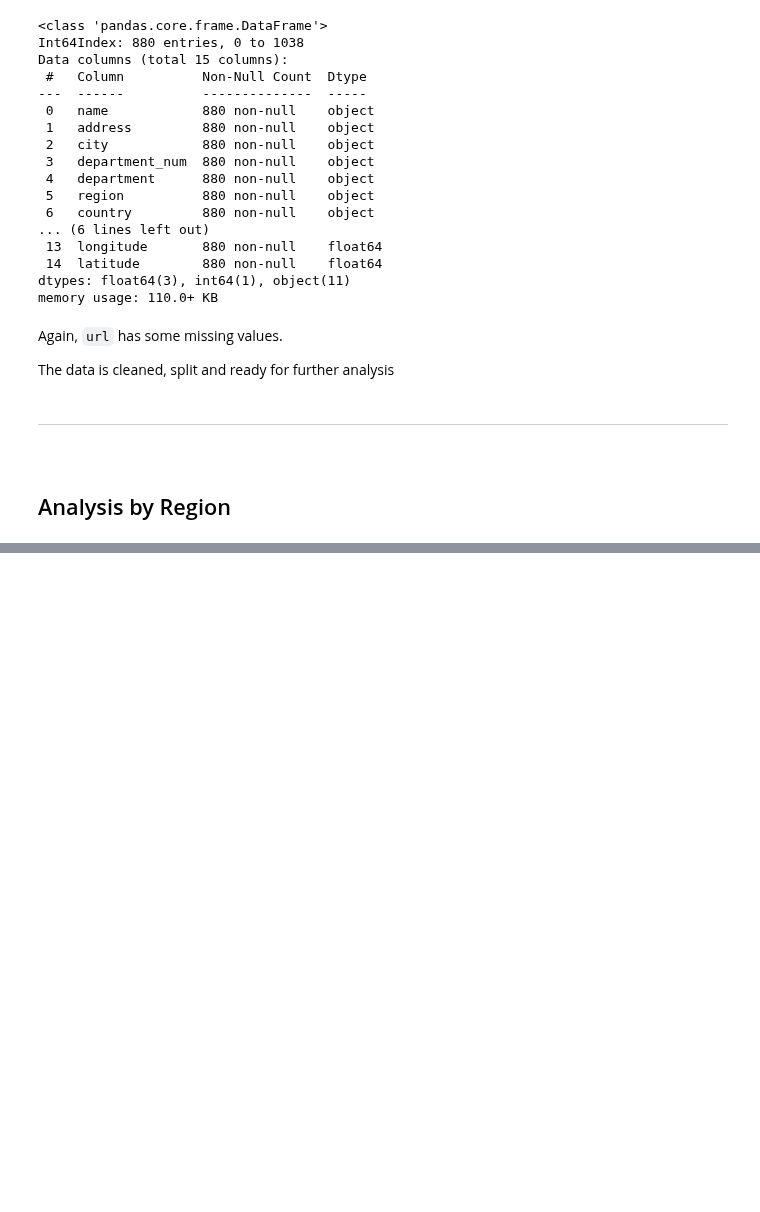
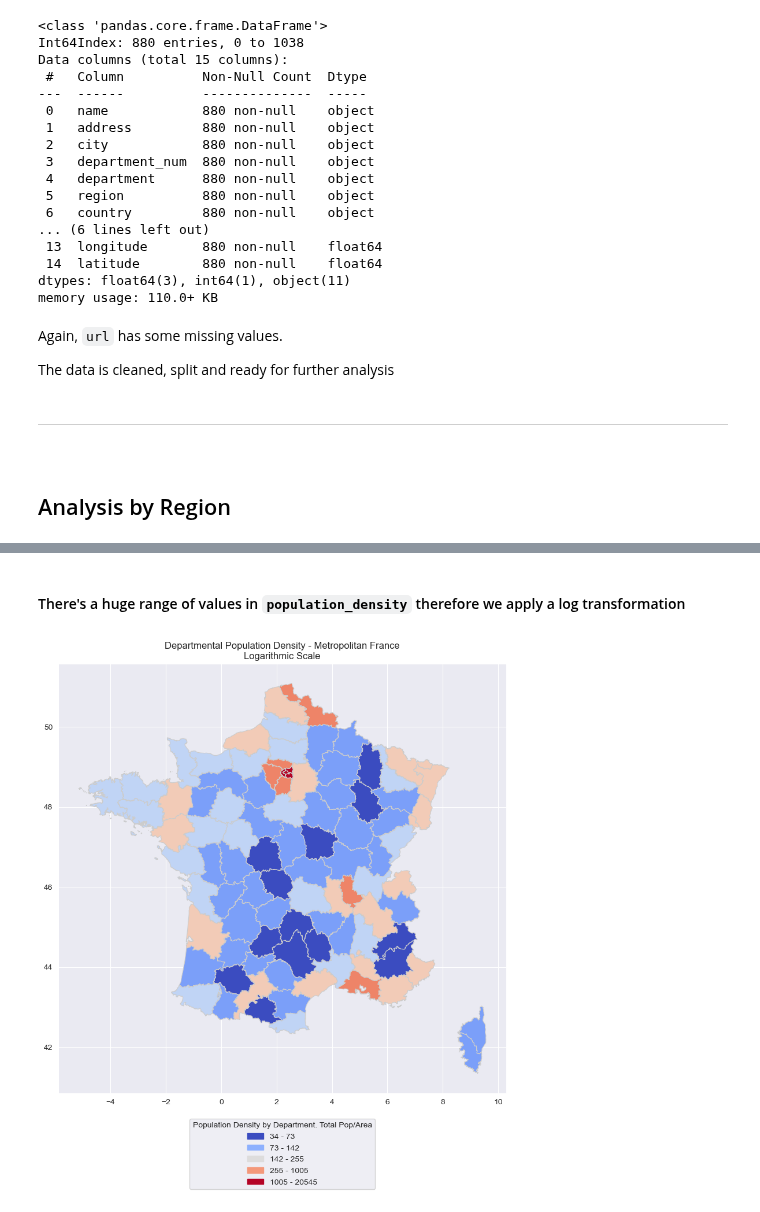
Before and after one commit to pineapple-bois/Michelin_Rated_Restaurants, a Jupyter notebook: Notebooks/France/France.ipynb, the cells around one changed output, grey strips where cells are left out. Cells and saved outputs as stored; diff of their text form; code cells hidden in the pictures; blank space fills up the shorter version.

```diff
--- a/Notebooks/France/France.ipynb
+++ b/Notebooks/France/France.ipynb
@@ -312,0 +380,39 @@ demographics.head()
+# %% [markdown]
+#### There's a huge range of values in `population_density` therefore we apply a log transformation
+# %%
+# Apply log transformation to the density column
+merged['log_population_density'] = np.log(merged['population_density'] + 1)  # Add 1 or a small constant to avoid log(0)
+
+# Define classification scheme
+classifier = mapclassify.NaturalBreaks(merged['log_population_density'], k=6)  # Use NaturalBreaks instead of Quantiles
+
+# Apply classification to dataframe
+merged['classification'] = merged[['log_population_density']].apply(classifier)
+
+# Plotting
+fig, ax = plt.subplots(1, 1, figsize=(10, 10))
+
+# Create map
+merged.plot(column='classification',
+            cmap='coolwarm',
+            linewidth=0.8,
+            ax=ax,
+            edgecolor='0.8',
+            legend=False) # we will create a custom legend
+
+# Create legend
+labels = []
+# Create a list of bin boundaries in original scale
+bin_edges_exp = np.exp(classifier.bins) - 1
+for i in range(len(bin_edges_exp) - 1):
+    label = f"{bin_edges_exp[i]:.0f} - {bin_edges_exp[i+1]:.0f}"
+    labels.append(mpatches.Patch(color=plt.cm.coolwarm(i / (len(bin_edges_exp) - 2)),
+                                 label=label))
+plt.legend(handles=labels,
+           title='Population Density by Department. Total Pop/Area',
+           bbox_to_anchor=(0.5, -0.05),
+           loc='upper center')
+plt.title("Departmental Population Density - Metropolitan France\nLogarithmic Scale")
+plt.show()
+# %% [output]
+[figure, added]
```
Also changed, not shown: parts of 12 cells of this notebook, 1 other file.
